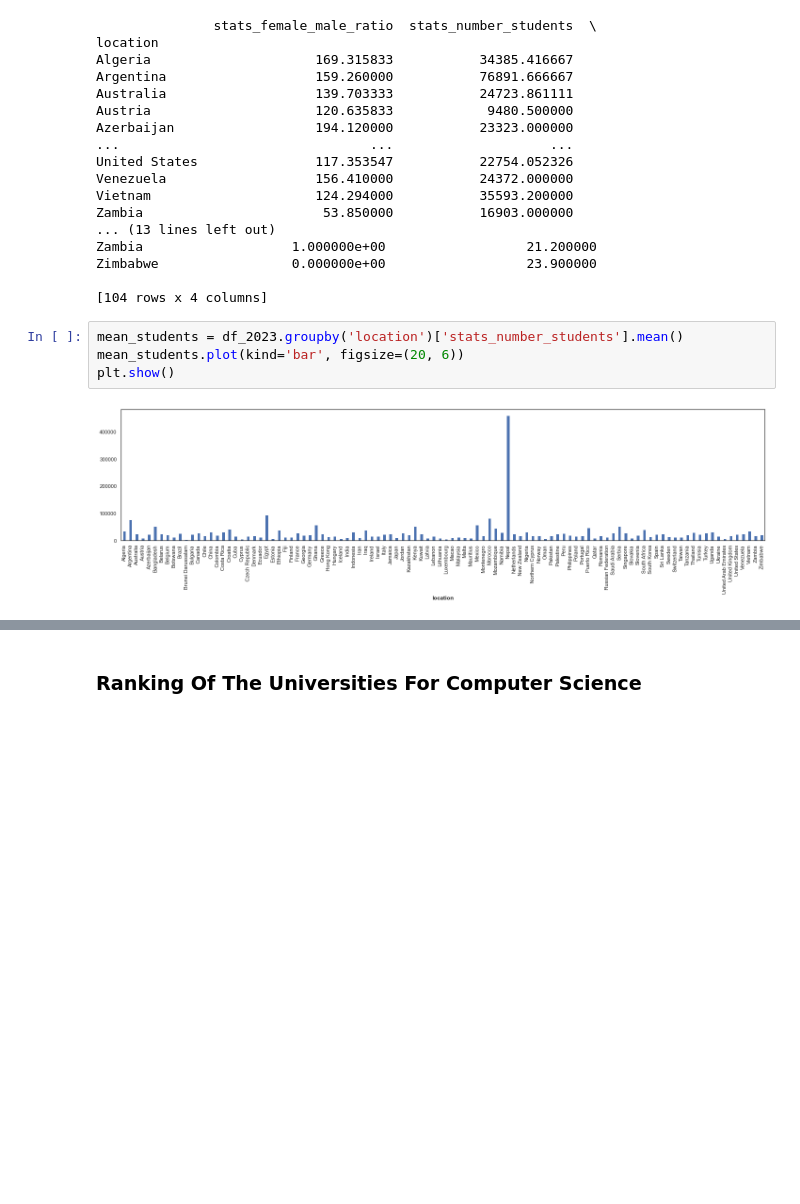
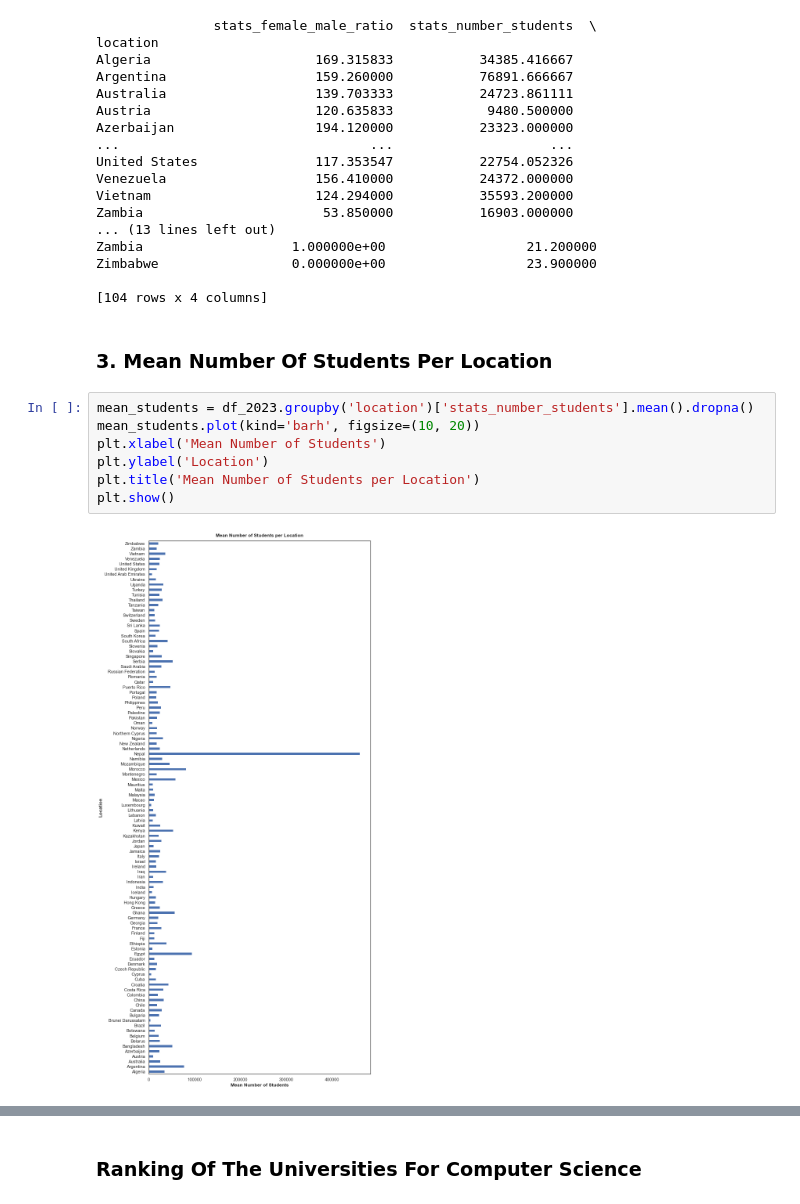
Before and after one commit to qween-beth/university-ranker, a Jupyter notebook: The World University Rankings Analysis.ipynb, the cells around one changed output, grey strips where cells are left out. Drawn from its saved outputs; the diff is of its cells as text; blank space fills up the shorter version.

Commit message:
updated charts

```diff
--- a/The World University Rankings Analysis.ipynb
+++ b/The World University Rankings Analysis.ipynb
@@ -2513,9 +2515,14 @@ Zambia                   1.000000e+00                  21.200000
 Zimbabwe                 0.000000e+00                  23.900000
 
 [104 rows x 4 columns]
-# %%
-mean_students = df_2023.groupby('location')['stats_number_students'].mean()
-mean_students.plot(kind='bar', figsize=(20, 6))
-plt.show()
-# %% [output]
-[figure, removed]
+# %% [markdown]
+### 3. Mean Number Of Students Per Location
+# %%
+mean_students = df_2023.groupby('location')['stats_number_students'].mean().dropna()
+mean_students.plot(kind='barh', figsize=(10, 20))
+plt.xlabel('Mean Number of Students')
+plt.ylabel('Location')
+plt.title('Mean Number of Students per Location')
+plt.show()
+# %% [output]
+[figure, added]
```
Also changed, not shown: parts of 9 cells of this notebook.
